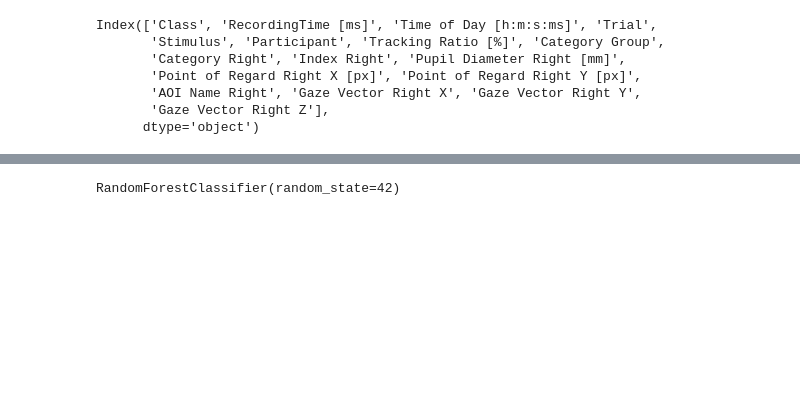
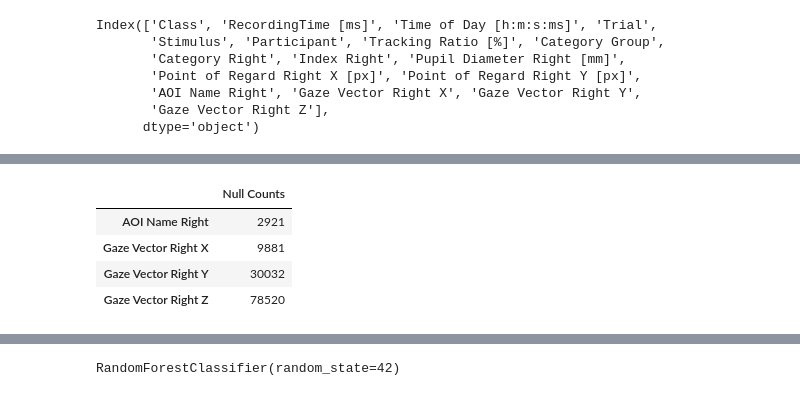
Before and after one commit to FilipJanikulaS22660/ASI_grupa_6, a Jupyter notebook: ASI.ipynb, the cells around one changed output, grey strips where cells are left out. Saved outputs shown, nothing was run; the diff lists cells and outputs as text; code cells hidden in the pictures; blank space fills up the shorter version.

```diff
--- a/ASI.ipynb
+++ b/ASI.ipynb
@@ -21,0 +31,10 @@ Index(['Class', 'RecordingTime [ms]', 'Time of Day [h:m:s:ms]', 'Trial',
+# %%
+# Check how many records are null
+null_counts = pd.DataFrame(data[data.select_dtypes('number').columns].isna().sum(), columns=['Null Counts'])
+null_counts
+# %% [output]
+|  | Null Counts |
+| AOI Name Right | 2921 |
+| Gaze Vector Right X | 9881 |
+| Gaze Vector Right Y | 30032 |
+| Gaze Vector Right Z | 78520 |
```
Also changed, not shown: parts of 11 cells of this notebook.
